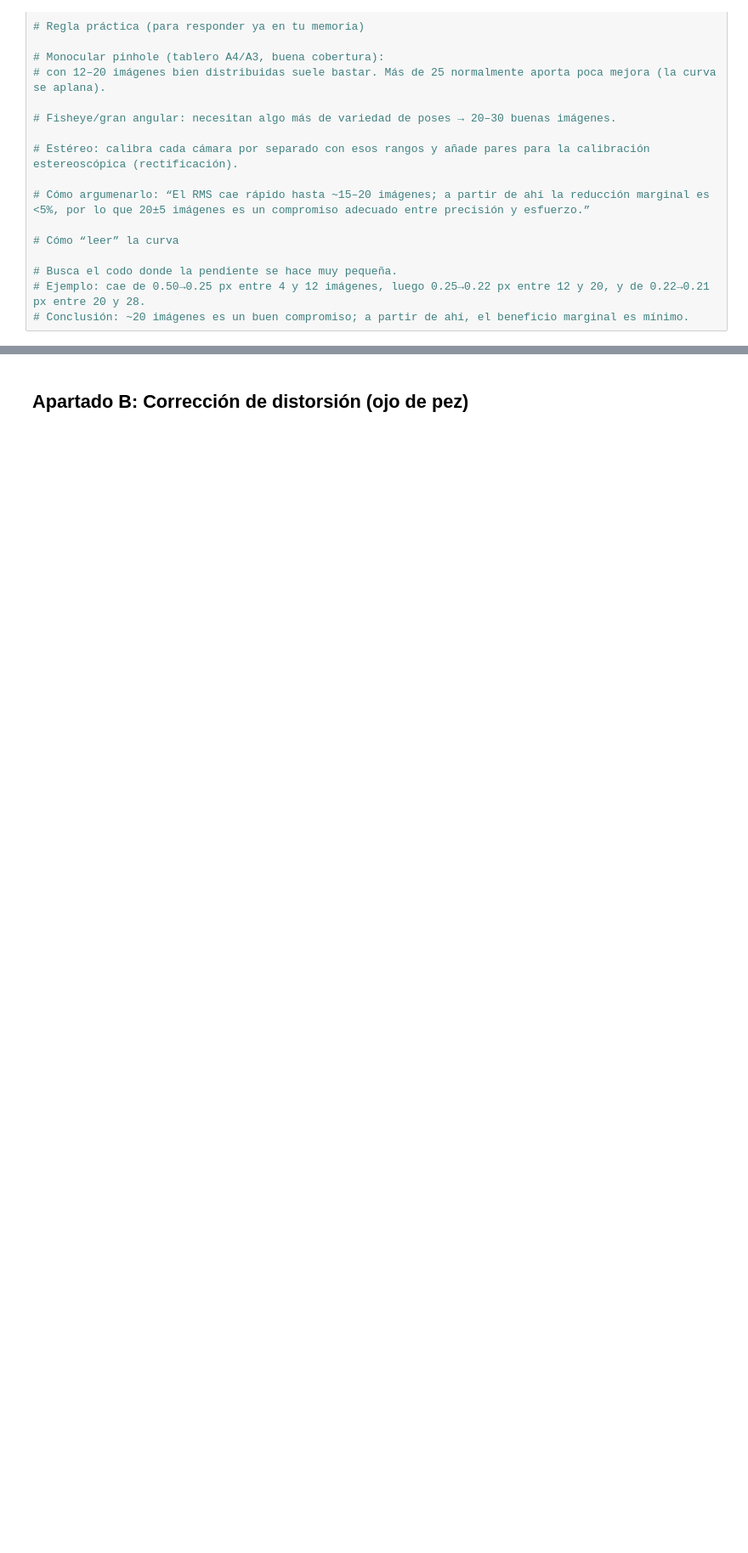
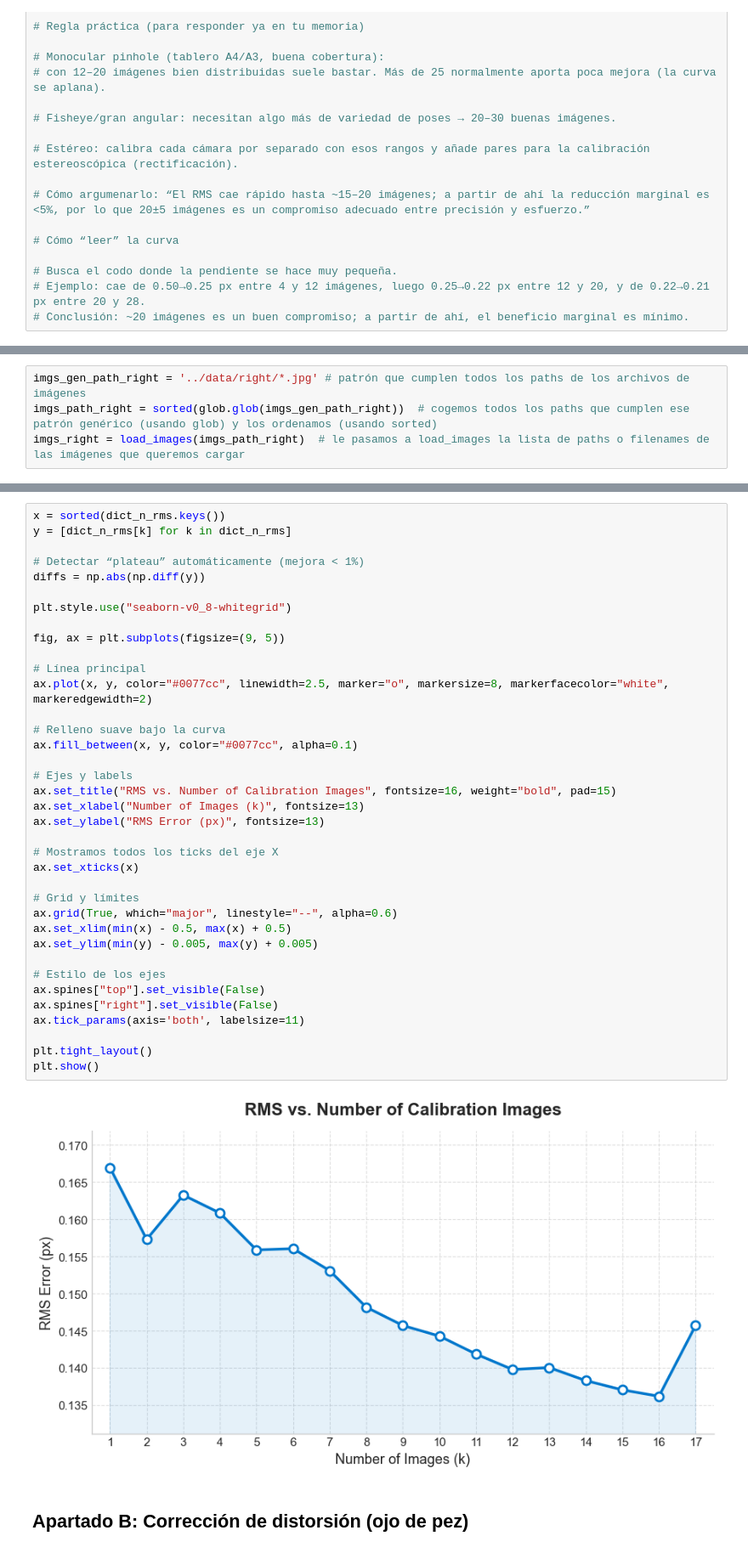
Before and after one commit to andresgilvicente/computer-vision-I-labs, a Jupyter notebook: Lab_2/src/lab_2.ipynb, the cells around one changed output, grey strips where cells are left out. Shown at 85% size. Drawn from its saved outputs; the diff is of its cells as text; blank space fills up the shorter version.

```diff
--- a/Lab_2/src/lab_2.ipynb
+++ b/Lab_2/src/lab_2.ipynb
@@ -557,0 +561,4 @@ Las diferencias visualmente son casi inapreciables, pero hay que tener en cuenta
+# %%
+imgs_gen_path_right = '../data/right/*.jpg' # patrón que cumplen todos los paths de los archivos de imágenes
+imgs_path_right = sorted(glob.glob(imgs_gen_path_right))  # cogemos todos los paths que cumplen ese patrón genérico (usando glob) y los ordenamos (usando sorted)
+imgs_right = load_images(imgs_path_right)  # le pasamos a load_images la lista de paths o filenames de las imágenes que queremos cargar
@@ -558,3 +607,42 @@ Las diferencias visualmente son casi inapreciables, pero hay que tener en cuenta
+# %%
+x = sorted(dict_n_rms.keys())
+y = [dict_n_rms[k] for k in dict_n_rms]
+
+# Detectar “plateau” automáticamente (mejora < 1%)
+diffs = np.abs(np.diff(y))
+
+plt.style.use("seaborn-v0_8-whitegrid")
+
+fig, ax = plt.subplots(figsize=(9, 5))
+
+# Línea principal
+ax.plot(x, y, color="#0077cc", linewidth=2.5, marker="o", markersize=8, markerfacecolor="white", markeredgewidth=2)
+
+# Relleno suave bajo la curva
+ax.fill_between(x, y, color="#0077cc", alpha=0.1)
+
+# Ejes y labels
+ax.set_title("RMS vs. Number of Calibration Images", fontsize=16, weight="bold", pad=15)
+ax.set_xlabel("Number of Images (k)", fontsize=13)
+ax.set_ylabel("RMS Error (px)", fontsize=13)
+
+# Mostramos todos los ticks del eje X
+ax.set_xticks(x)
+
+# Grid y límites
+ax.grid(True, which="major", linestyle="--", alpha=0.6)
+ax.set_xlim(min(x) - 0.5, max(x) + 0.5)
+ax.set_ylim(min(y) - 0.005, max(y) + 0.005)
+
+# Estilo de los ejes
+ax.spines["top"].set_visible(False)
+ax.spines["right"].set_visible(False)
+ax.tick_params(axis='both', labelsize=11)
+
+plt.tight_layout()
+plt.show()
+# %% [output]
+[figure, added]
 # %% [markdown]
 ## **Apartado B: Corrección de distorsión** (ojo de pez)
 # %% [markdown]
```
Also changed, not shown: parts of 3 cells of this notebook.
